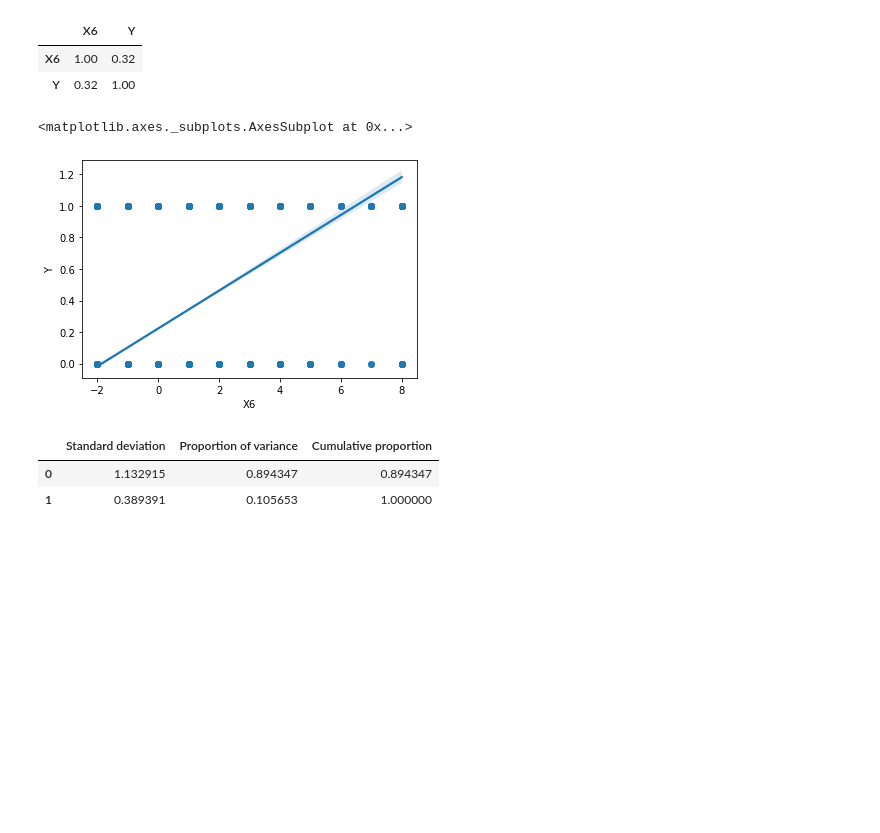
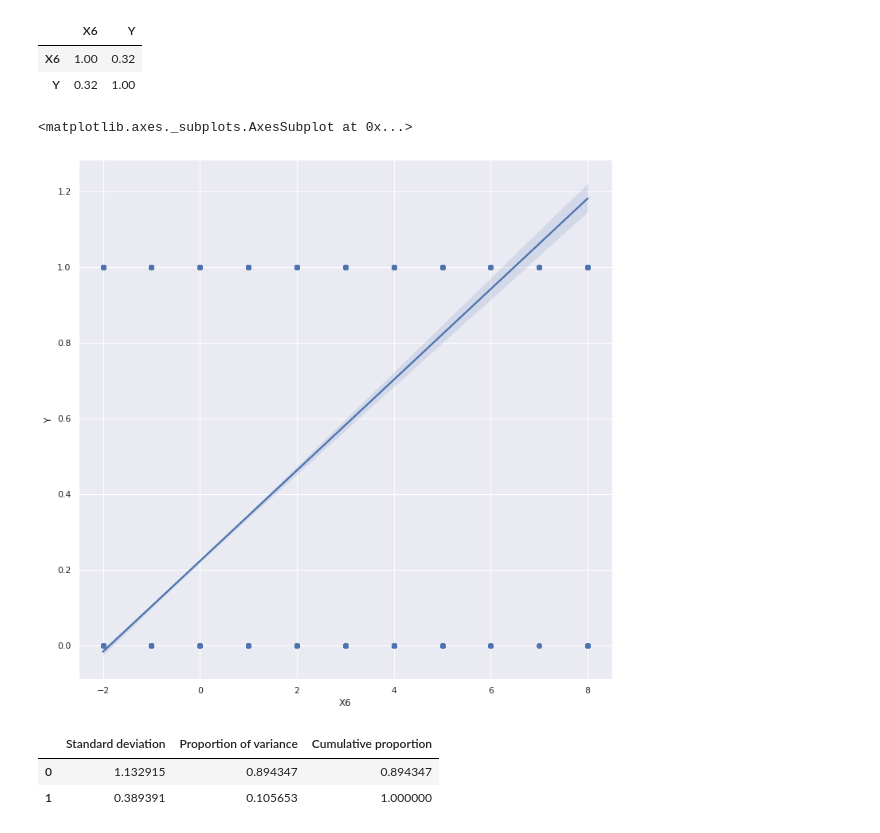
Before and after one commit to PosgradoMNA/actividades-del-projecto-equipo_36, a Jupyter notebook: Actividad_Semana_4_Ciencia_de_Datos.ipynb, the cells around one changed output. Saved outputs shown, nothing was run; the diff lists cells and outputs as text; code cells hidden in the pictures; blank space fills up the shorter version.

```diff
--- a/Actividad_Semana_4_Ciencia_de_Datos.ipynb
+++ b/Actividad_Semana_4_Ciencia_de_Datos.ipynb
@@ -59,7 +60,7 @@ df
 # %% [markdown]
 Correlation between result and variables
 # %%
-cdf = df.iloc[:,1:24] #Eliminamos las variable ID y la variable de respuesta
+cdf = df.iloc[:,1:25] #Omite las variable ID
 cdf
 # %% [output]
 |  | X1 | X2 | X3 | X4 | X5 | X6 | X7 | X8 | X9 | X10 | ... | ... |
@@ -115,0 +79,8 @@ cdf.corr()
+# %%
+#Se calculan las correlaciones entre las variables
+#cdf.corr()
+
+#Vizualización
+sns.set(rc={'figure.figsize':(24,24)})
+sns.heatmap(cdf.corr(), cmap="BuGn", annot = True)
+plt.show()
@@ -147,12 +120,13 @@ import seaborn as sns
 # %%
+sns.set(rc={'figure.figsize':(12,12)})
 p = sns.regplot(data = cdf,
                 x = cdf.X6,
                 y = cdf.Y
                ) # Plot para graficar las razones de cambio lineales
 p
 # %% [output]
 <matplotlib.axes._subplots.AxesSubplot at 0x...>
-[figure, old version]
+[figure, new version]
 # %%
 from sklearn.decomposition import PCA
 pcs = PCA(n_components=2)
```
Also changed, not shown: parts of 29 cells of this notebook.
